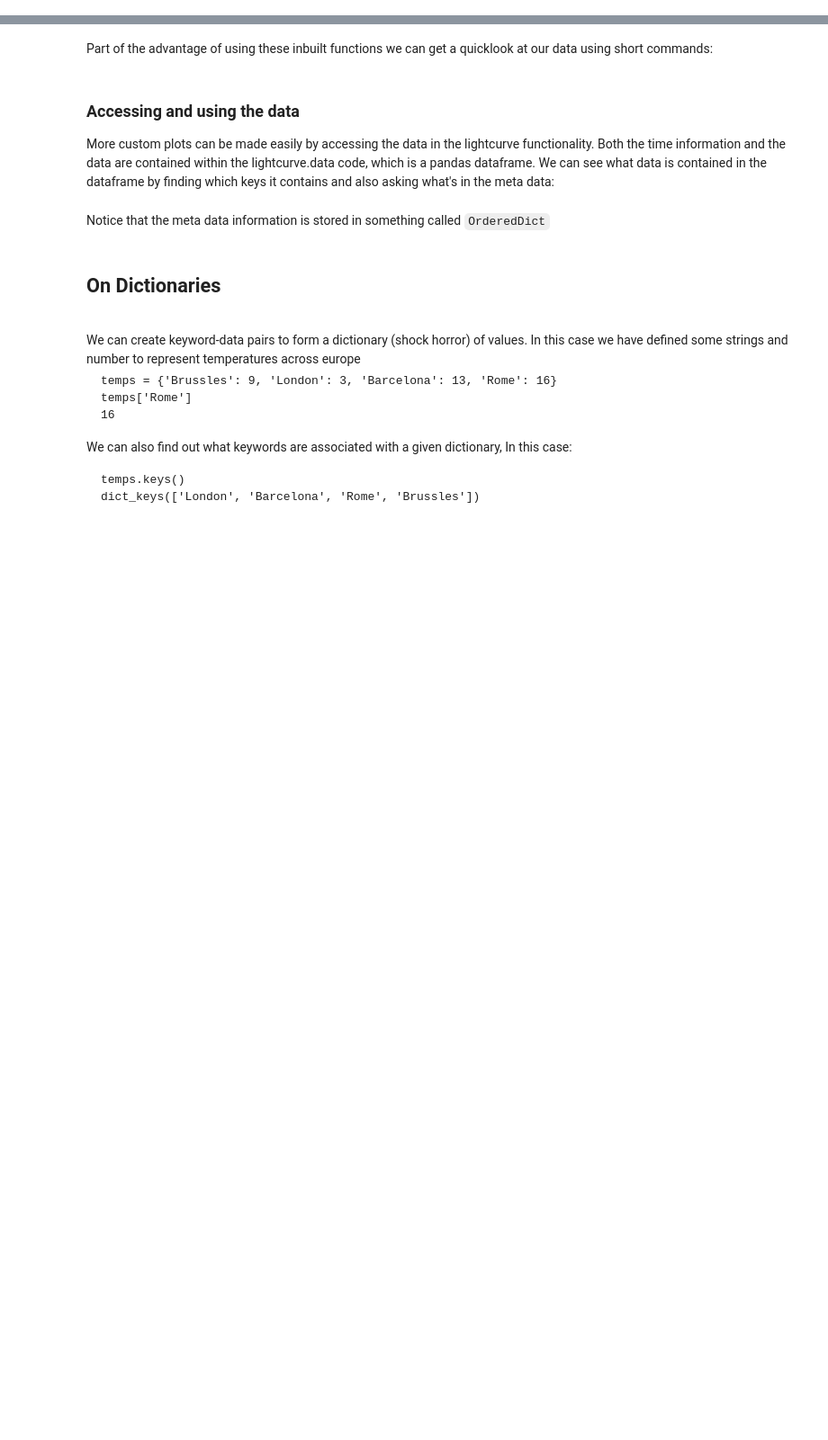
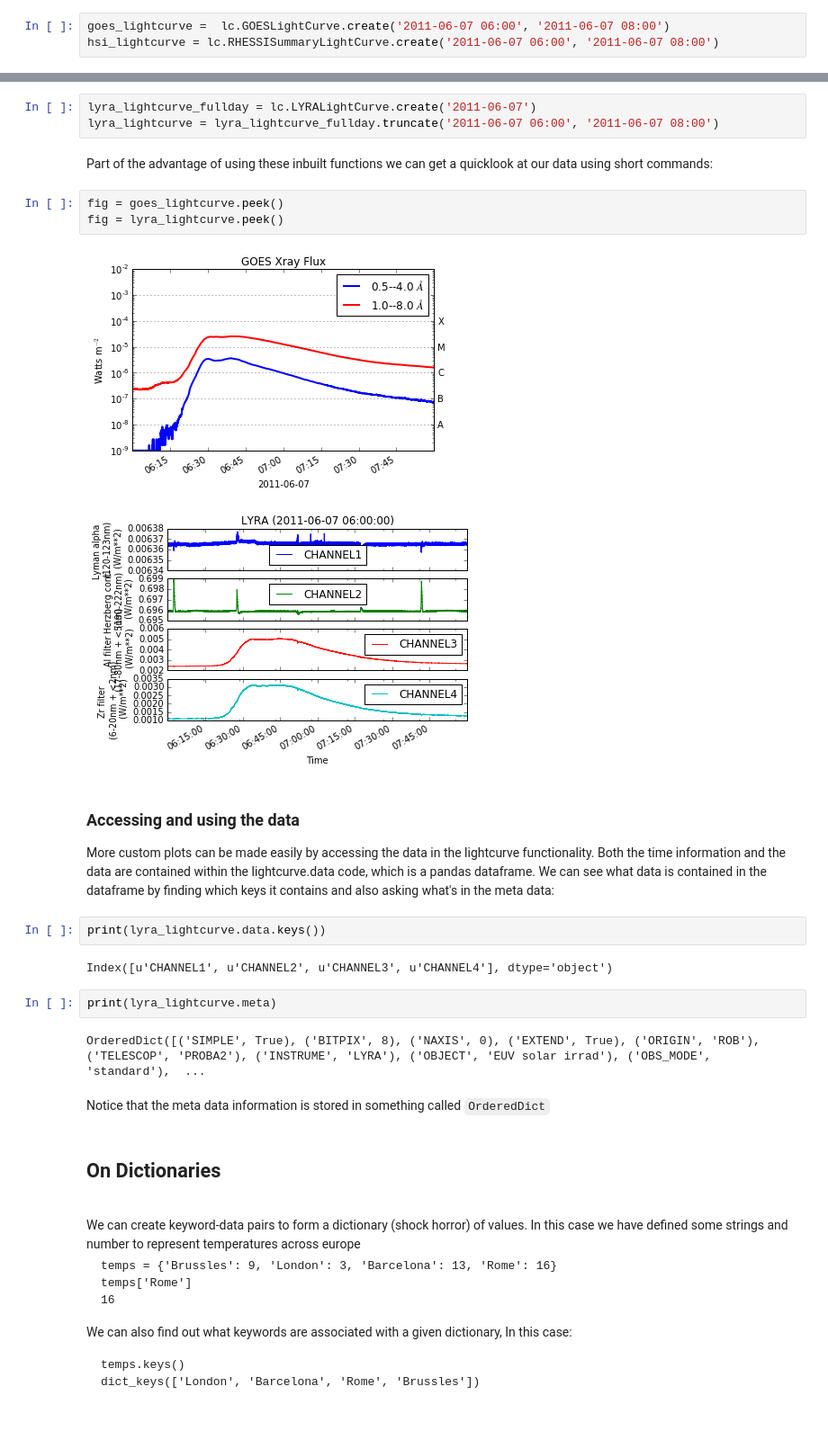
Before and after one commit to OpenAstronomy/Workshop-Lessons, a Jupyter notebook: 08-Time-Series-Data.ipynb, the cells around one changed output, grey strips where cells are left out. Shown: that part at 90% size. Drawn from its saved outputs; the diff is of its cells as text; blank space fills up the shorter version.

```diff
--- a/08-Time-Series-Data.ipynb
+++ b/08-Time-Series-Data.ipynb
@@ -45,14 +45,34 @@ import warnings
 warnings.filterwarnings('ignore')
 # %% [markdown]
 Now lets create some lightcurves
+# %%
+goes_lightcurve =  lc.GOESLightCurve.create('2011-06-07 06:00', '2011-06-07 08:00')
+hsi_lightcurve = lc.RHESSISummaryLightCurve.create('2011-06-07 06:00', '2011-06-07 08:00')
 # %% [markdown]
 In terms of LYRA, the server only allows you to download an entire day of data at a time. We can match this to the rest of the data by using the truncate function.
+# %%
+lyra_lightcurve_fullday = lc.LYRALightCurve.create('2011-06-07')
+lyra_lightcurve = lyra_lightcurve_fullday.truncate('2011-06-07 06:00', '2011-06-07 08:00')
 # %% [markdown]
 Part of the advantage of using these inbuilt functions we can get a quicklook at our data using short commands:
+# %%
+fig = goes_lightcurve.peek()
+fig = lyra_lightcurve.peek()
+# %% [output]
+[figure, added]
+[figure, added]
 # %% [markdown]
 ### Accessing and using the data
 
 More custom plots can be made easily by accessing the data in the lightcurve functionality. Both the time information and the data are contained within the lightcurve.data code, which is a pandas dataframe. We can see what data is contained in the dataframe by finding which keys it contains and also asking what's in the meta data:
+# %%
+print(lyra_lightcurve.data.keys())
+# %% [output]
+Index([u'CHANNEL1', u'CHANNEL2', u'CHANNEL3', u'CHANNEL4'], dtype='object')
+# %%
+print(lyra_lightcurve.meta)
+# %% [output]
+OrderedDict([('SIMPLE', True), ('BITPIX', 8), ('NAXIS', 0), ('EXTEND', True), ('ORIGIN', 'ROB'), ('TELESCOP', 'PROBA2'), ('INSTRUME', 'LYRA'), ('OBJECT', 'EUV solar irrad'), ('OBS_MODE', 'standard'),  ...
 # %% [markdown]
 Notice that the meta data information is stored in something called `OrderedDict`
 # %% [markdown]
```
Also changed, not shown: parts of 19 cells of this notebook.
